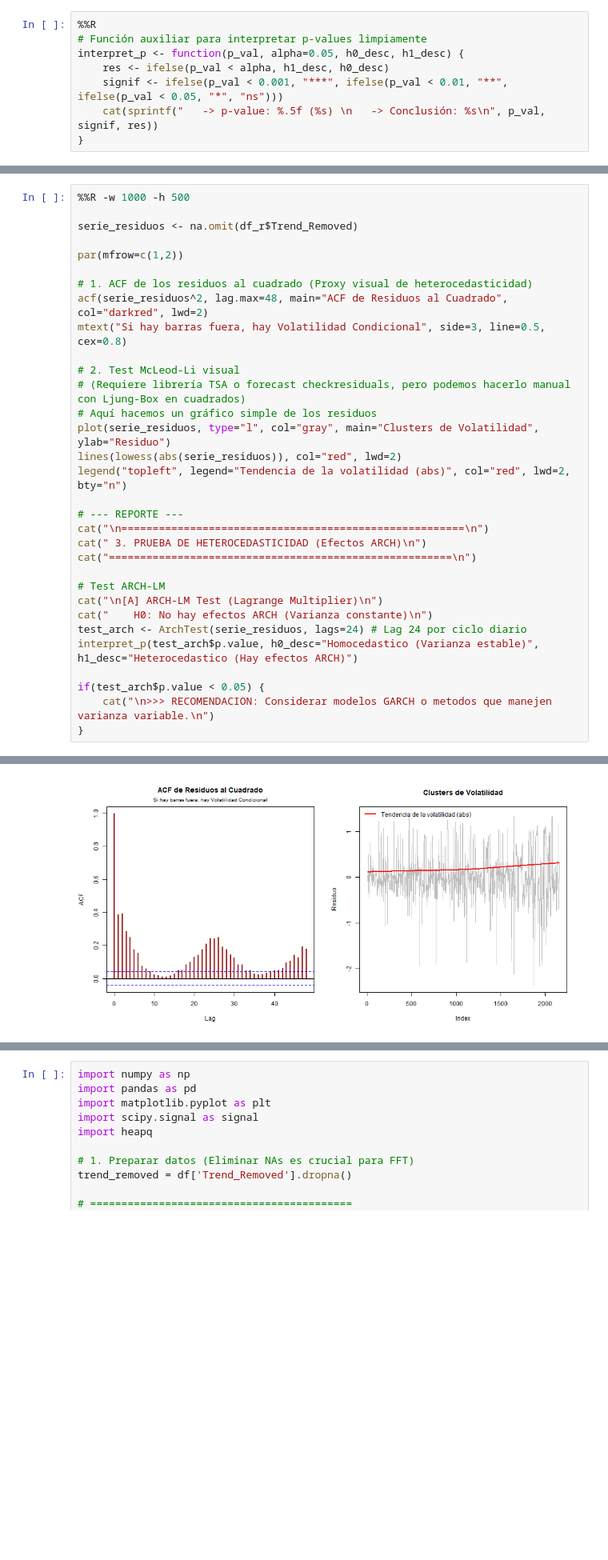
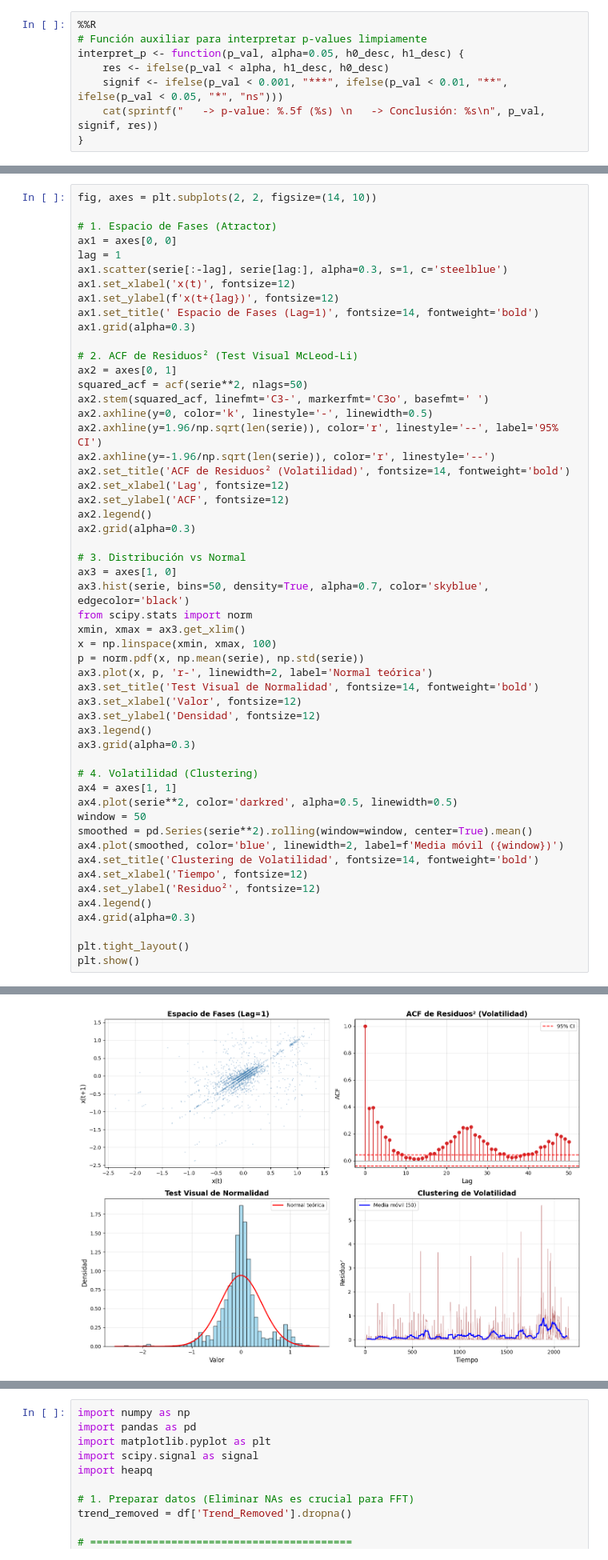
Before and after one commit to Plealm/Prediccion_Probabilistica, a Jupyter notebook: codigo_final_organizado/Aplicaciones/Aplicaciones_con_analisis/electricity_analisis.ipynb, the cells around one changed output, grey strips where cells are left out. Shown at 80% size. Cells and saved outputs as stored; diff of their text form; blank space fills up the shorter version.

```diff
--- a/codigo_final_organizado/Aplicaciones/Aplicaciones_con_analisis/electricity_analisis.ipynb
+++ b/codigo_final_organizado/Aplicaciones/Aplicaciones_con_analisis/electricity_analisis.ipynb
@@ -811,33 +917,54 @@ Estos tests te permiten justificar:
 # %%
-%%R -w 1000 -h 500
+fig, axes = plt.subplots(2, 2, figsize=(14, 10))
 
-serie_residuos <- na.omit(df_r$Trend_Removed)
+# 1. Espacio de Fases (Atractor)
+ax1 = axes[0, 0]
+lag = 1
+ax1.scatter(serie[:-lag], serie[lag:], alpha=0.3, s=1, c='steelblue')
+ax1.set_xlabel('x(t)', fontsize=12)
+ax1.set_ylabel(f'x(t+{lag})', fontsize=12)
+ax1.set_title(' Espacio de Fases (Lag=1)', fontsize=14, fontweight='bold')
+ax1.grid(alpha=0.3)
 
-par(mfrow=c(1,2))
+# 2. ACF de Residuos² (Test Visual McLeod-Li)
+ax2 = axes[0, 1]
+squared_acf = acf(serie**2, nlags=50)
+ax2.stem(squared_acf, linefmt='C3-', markerfmt='C3o', basefmt=' ')
+ax2.axhline(y=0, color='k', linestyle='-', linewidth=0.5)
+ax2.axhline(y=1.96/np.sqrt(len(serie)), color='r', linestyle='--', label='95% CI')
+ax2.axhline(y=-1.96/np.sqrt(len(serie)), color='r', linestyle='--')
+ax2.set_title('ACF de Residuos² (Volatilidad)', fontsize=14, fontweight='bold')
+ax2.set_xlabel('Lag', fontsize=12)
+ax2.set_ylabel('ACF', fontsize=12)
+ax2.legend()
+ax2.grid(alpha=0.3)
 
-# 1. ACF de los residuos al cuadrado (Proxy visual de heterocedasticidad)
-acf(serie_residuos^2, lag.max=48, main="ACF de Residuos al Cuadrado", col="darkred", lwd=2)
-mtext("Si hay barras fuera, hay Volatilidad Condicional", side=3, line=0.5, cex=0.8)
+# 3. Distribución vs Normal
+ax3 = axes[1, 0]
+ax3.hist(serie, bins=50, density=True, alpha=0.7, color='skyblue', edgecolor='black')
+from scipy.stats import norm
+xmin, xmax = ax3.get_xlim()
+x = np.linspace(xmin, xmax, 100)
+p = norm.pdf(x, np.mean(serie), np.std(serie))
+ax3.plot(x, p, 'r-', linewidth=2, label='Normal teórica')
+ax3.set_title('Test Visual de Normalidad', fontsize=14, fontweight='bold')
+ax3.set_xlabel('Valor', fontsize=12)
+ax3.set_ylabel('Densidad', fontsize=12)
+ax3.legend()
+ax3.grid(alpha=0.3)
 
-# 2. Test McLeod-Li visual
-# (Requiere librería TSA o forecast checkresiduals, pero podemos hacerlo manual con Ljung-Box en cuadrados)
-# Aquí hacemos un gráfico simple de los residuos
-plot(serie_residuos, type="l", col="gray", main="Clusters de Volatilidad", ylab="Residuo")
-lines(lowess(abs(serie_residuos)), col="red", lwd=2)
-legend("topleft", legend="Tendencia de la volatilidad (abs)", col="red", lwd=2, bty="n")
+# 4. Volatilidad (Clustering)
+ax4 = axes[1, 1]
+ax4.plot(serie**2, color='darkred', alpha=0.5, linewidth=0.5)
+window = 50
+smoothed = pd.Series(serie**2).rolling(window=window, center=True).mean()
+ax4.plot(smoothed, color='blue', linewidth=2, label=f'Media móvil ({window})')
+ax4.set_title('Clustering de Volatilidad', fontsize=14, fontweight='bold')
+ax4.set_xlabel('Tiempo', fontsize=12)
+ax4.set_ylabel('Residuo²', fontsize=12)
+ax4.legend()
+ax4.grid(alpha=0.3)
 
-# --- REPORTE ---
-cat("\n=======================================================\n")
-cat(" 3. PRUEBA DE HETEROCEDASTICIDAD (Efectos ARCH)\n")
-cat("=======================================================\n")
-
-# Test ARCH-LM
-cat("\n[A] ARCH-LM Test (Lagrange Multiplier)\n")
-cat("    H0: No hay efectos ARCH (Varianza constante)\n")
-test_arch <- ArchTest(serie_residuos, lags=24) # Lag 24 por ciclo diario
-interpret_p(test_arch$p.value, h0_desc="Homocedastico (Varianza estable)", h1_desc="Heterocedastico (Hay efectos ARCH)")
-
-if(test_arch$p.value < 0.05) {
-    cat("\n>>> RECOMENDACION: Considerar modelos GARCH o metodos que manejen varianza variable.\n")
-}
+plt.tight_layout()
+plt.show()
 # %% [output]
@@ -854 +971 @@ if(test_arch$p.value < 0.05) {
-[figure, old version]
+[figure, new version]
```
Also changed, not shown: parts of 53 cells of this notebook, 8 other files.
